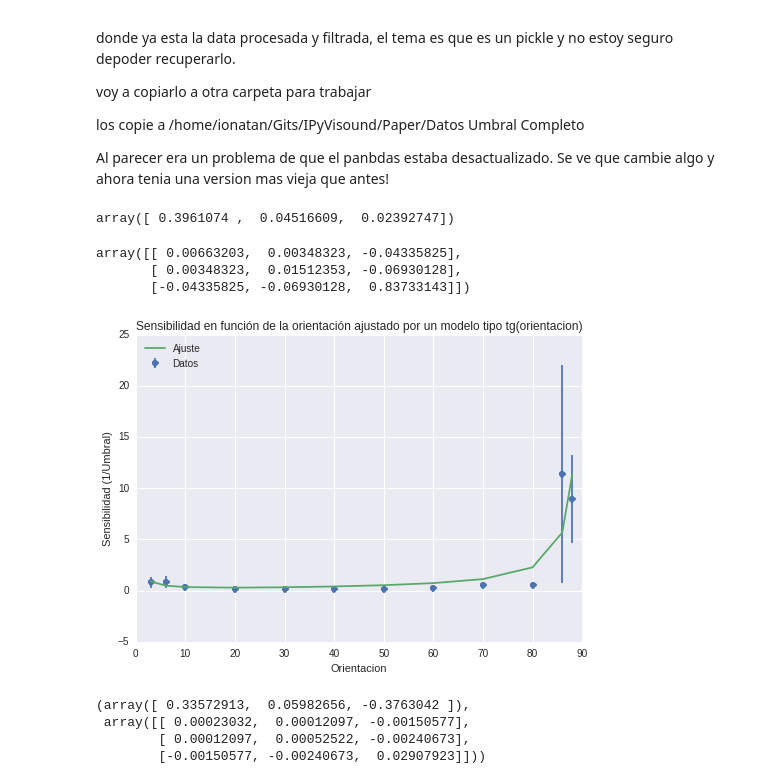
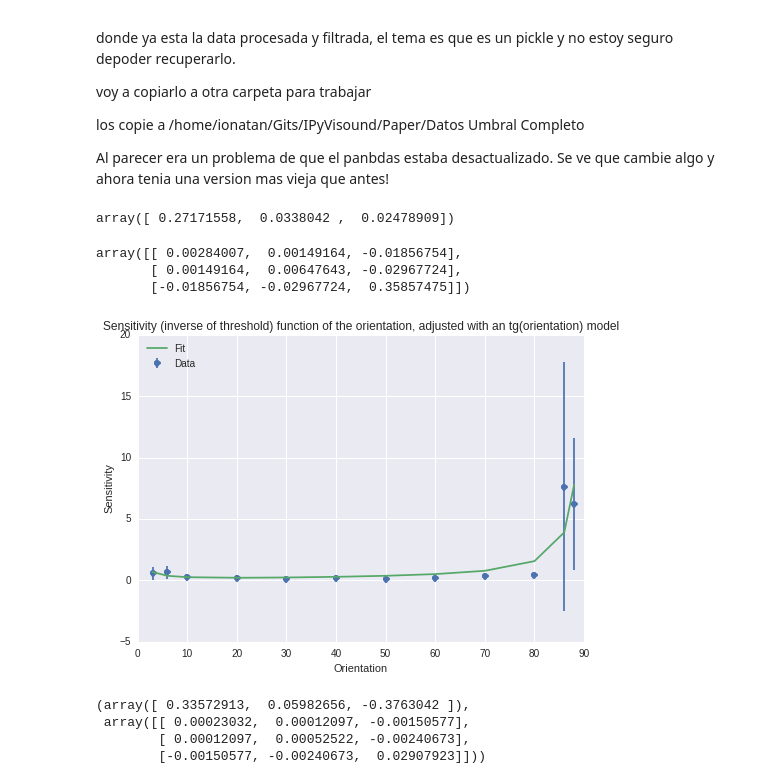
Before and after one commit to IoniUTDT/IPyVisound, a Jupyter notebook: Paper/Reanalisis Umbral.ipynb, the cells around one changed output. Drawn from its saved outputs; the diff is of its cells as text; code cells hidden in the pictures.

```diff
--- a/Paper/Reanalisis Umbral.ipynb
+++ b/Paper/Reanalisis Umbral.ipynb
@@ -117,44 +119,44 @@ DataFinal['Orientacion'] = pd.to_numeric(DataFinal['Orientacion'])
 # Vamos a agregar la sensibilidad, como inversa del umbral
 DataFinal['sensibilidad'] = DataFinal['deltaAngulo'].map(lambda x: 1/x)
 # %%
-usuarios = ['Ioni1','Ioni2']
+#usuarios = ['Ioni1','Ioni2']
 #usuarios = ['Iael']
-#usuarios = ['Ioni1','Ioni2','Iael']
+usuarios = ['Ioni1','Ioni2','Iael']
 # Ajuste sensibilidad
 xdata = DataFinal['Orientacion'].unique()
 #xdata = np.deg2rad(xdata)
 xdata = np.sort(xdata)
 sensibilidad = DataFinal[DataFinal['Alias'].isin(usuarios)][['sensibilidad','Orientacion']].groupby('Orientacion').mean()
 errsensibilidad = DataFinal[DataFinal['Alias'].isin(usuarios)][['sensibilidad','Orientacion']].groupby('Orientacion').std()
 sensibilidad = sensibilidad['sensibilidad']
 errsensibilidad = errsensibilidad['sensibilidad']
 
 # Excluimos los ejes...
 xdata=xdata[1:13]
 sensibilidad=sensibilidad[1:13]
 errsensibilidad=errsensibilidad[1:13]
 #plt.plot(xdata,sensibilidad,'*',label='Datos')
-plt.errorbar(xdata, sensibilidad, yerr=errsensibilidad, fmt='o', label='Datos')
+plt.errorbar(xdata, sensibilidad, yerr=errsensibilidad, fmt='o', label='Data')
 
 
 def func(x, a, b, c):
     return a * np.tan(np.deg2rad(x)) + b * 1/np.tan(np.deg2rad(x)) + c
 
 x = np.arange(0,np.pi/2,0.001)
 popt, pcov = curve_fit(func, xdata, sensibilidad)
 yajustado = func(xdata, popt[0], popt[1], popt[2])
-plt.plot(xdata,yajustado,label='Ajuste')
-plt.title('Sensibilidad en función de la orientación ajustado por un modelo tipo tg(orientacion)')
+plt.plot(xdata,yajustado,label='Fit')
+plt.title('Sensitivity (inverse of threshold) function of the orientation, adjusted with an tg(orientation) model')
 plt.legend(loc=2)
-plt.xlabel('Orientacion')
-plt.ylabel('Sensibilidad (1/Umbral)')
+plt.xlabel('Orientation')
+plt.ylabel('Sensitivity')
 display (popt, pcov)
 # %% [output]
-array([ 0.3961074 ,  0.04516609,  0.02392747])
+array([ 0.27171558,  0.0338042 ,  0.02478909])
-array([[ 0.00663203,  0.00348323, -0.04335825],
-       [ 0.00348323,  0.01512353, -0.06930128],
-       [-0.04335825, -0.06930128,  0.83733143]])
+array([[ 0.00284007,  0.00149164, -0.01856754],
+       [ 0.00149164,  0.00647643, -0.02967724],
+       [-0.01856754, -0.02967724,  0.35857475]])
-[figure, old version]
+[figure, new version]
 # %%
 popt, pcov
 # %% [output]
```
Also changed, not shown: parts of 3 cells of this notebook, 4 other files.
